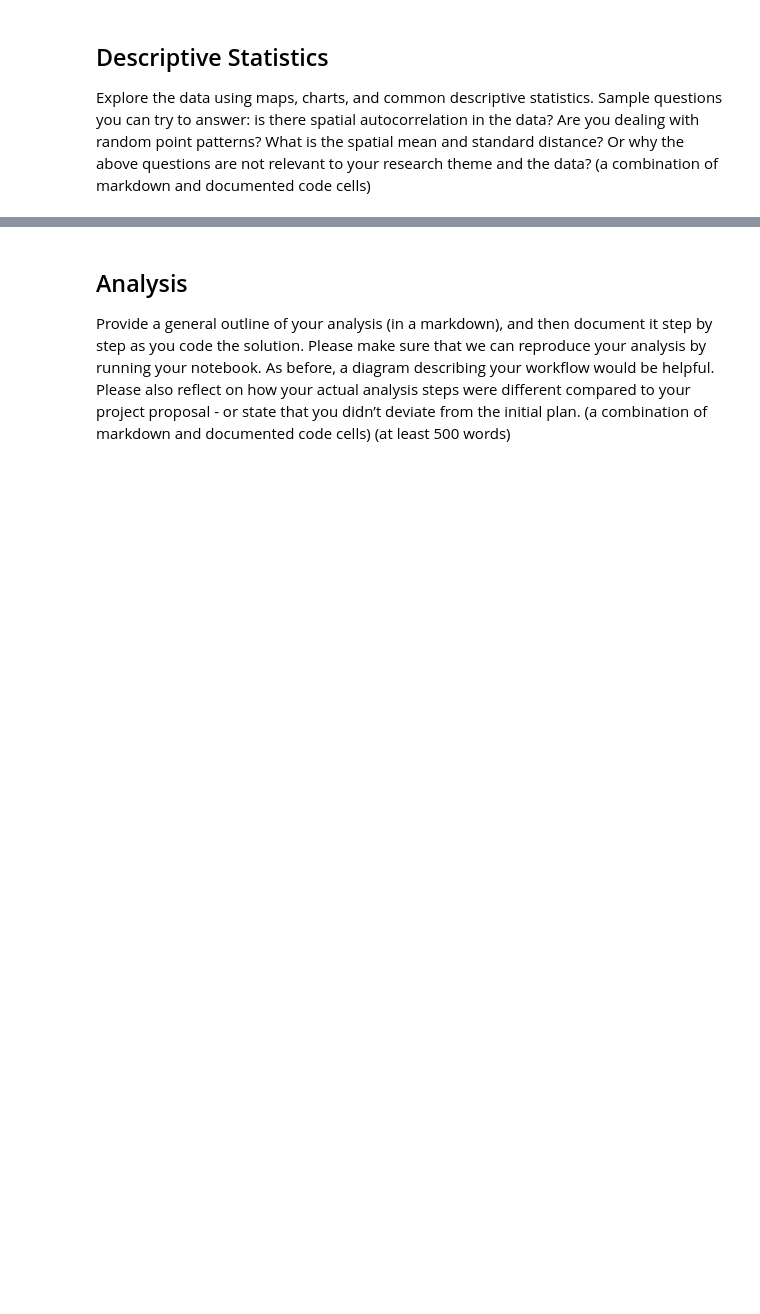
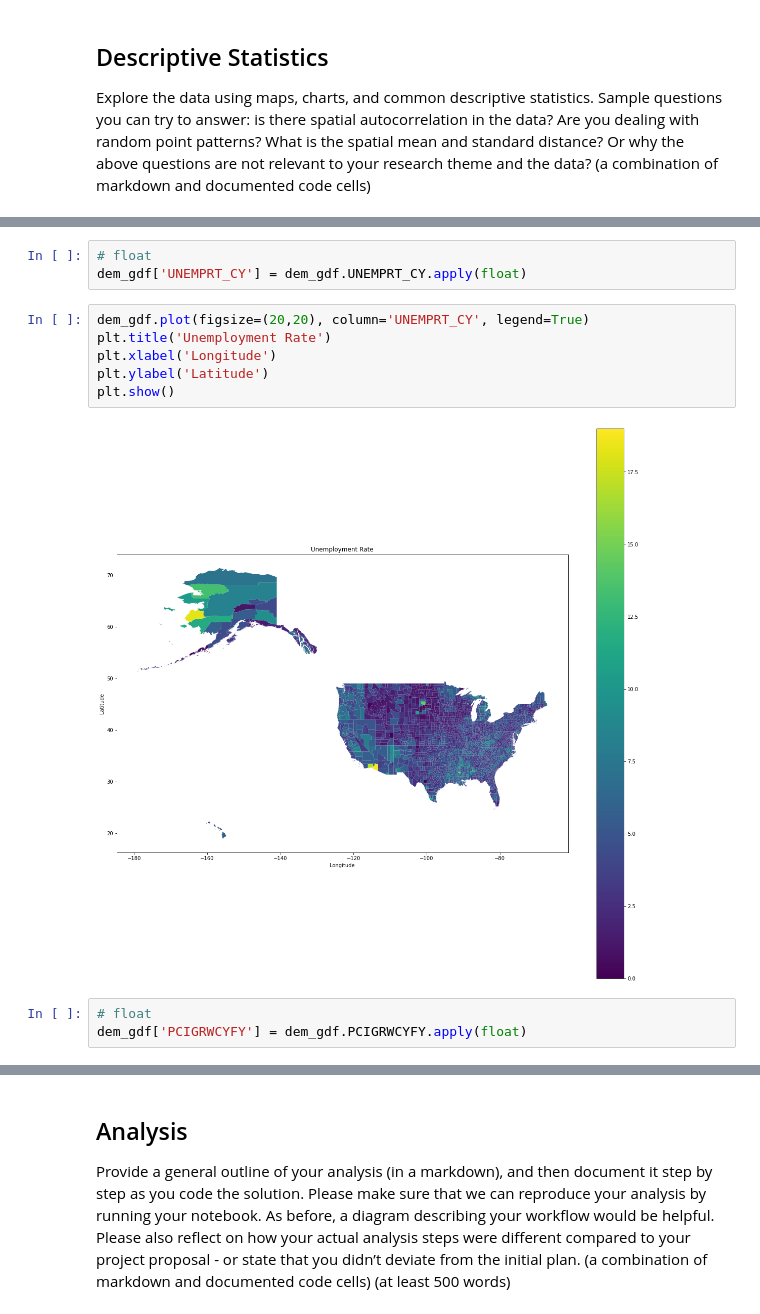
Before and after one commit to sheenapatel262/dsc170_final_proj, a Jupyter notebook: dsc170_proj.ipynb, the cells around one changed output, grey strips where cells are left out. Saved outputs shown, nothing was run; the diff lists cells and outputs as text; blank space fills up the shorter version.

```diff
--- a/dsc170_proj.ipynb
+++ b/dsc170_proj.ipynb
@@ -203,0 +194,14 @@ Let's identify some variables of interest within the Esri Demographics Spatial D
+# %%
+# float
+dem_gdf['UNEMPRT_CY'] = dem_gdf.UNEMPRT_CY.apply(float)
+# %%
+dem_gdf.plot(figsize=(20,20), column='UNEMPRT_CY', legend=True)
+plt.title('Unemployment Rate')
+plt.xlabel('Longitude')
+plt.ylabel('Latitude')
+plt.show()
+# %% [output]
+[figure, added]
+# %%
+# float
+dem_gdf['PCIGRWCYFY'] = dem_gdf.PCIGRWCYFY.apply(float)
```
Also changed, not shown: parts of 19 cells of this notebook.
